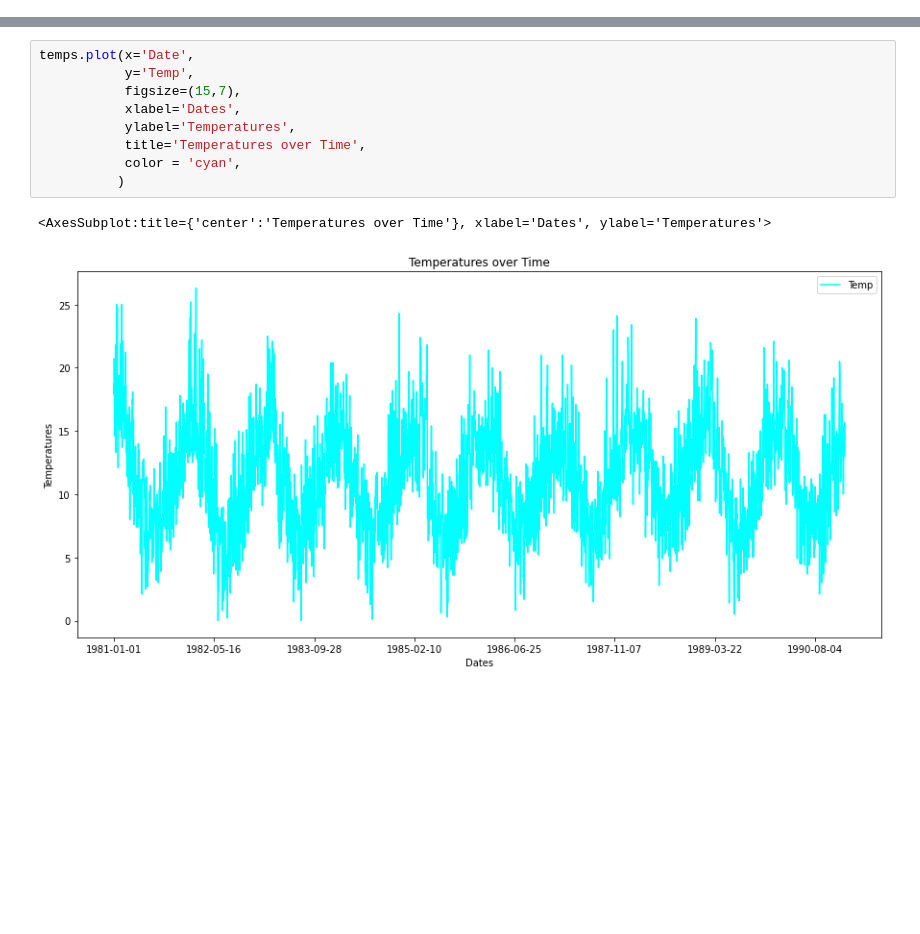
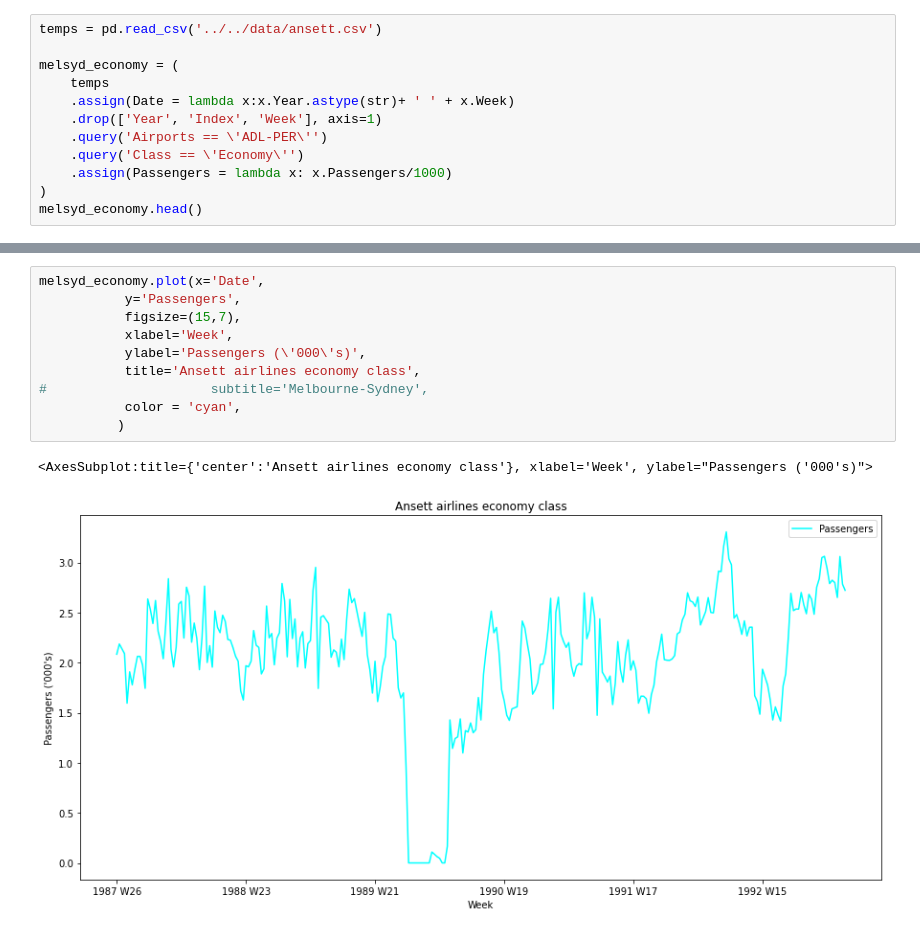
Before and after one commit to marknhenry/forecasting, a Jupyter notebook: exploration/py/01 - Data Viz.ipynb, the cells around one changed output, grey strips where cells are left out. Cells and saved outputs as stored; diff of their text form; blank space fills up the shorter version.

```diff
--- a/exploration/py/01 - Data Viz.ipynb
+++ b/exploration/py/01 - Data Viz.ipynb
@@ -17,0 +4,12 @@ pandas.core.frame.DataFrame
+# %%
+temps = pd.read_csv('../../data/ansett.csv')
+
+melsyd_economy = (
+    temps
+    .assign(Date = lambda x:x.Year.astype(str)+ ' ' + x.Week)
+    .drop(['Year', 'Index', 'Week'], axis=1)
+    .query('Airports == \'ADL-PER\'')
+    .query('Class == \'Economy\'')
+    .assign(Passengers = lambda x: x.Passengers/1000)
+)
+melsyd_economy.head()
@@ -18,12 +23,13 @@ pandas.core.frame.DataFrame
 # %%
-temps.plot(x='Date',
-           y='Temp',
+melsyd_economy.plot(x='Date',
+           y='Passengers',
            figsize=(15,7),
-           xlabel='Dates',
-           ylabel='Temperatures',
-           title='Temperatures over Time',
+           xlabel='Week',
+           ylabel='Passengers (\'000\'s)',
+           title='Ansett airlines economy class',
+#                     subtitle='Melbourne-Sydney',
            color = 'cyan',
           )
 # %% [output]
-<AxesSubplot:title={'center':'Temperatures over Time'}, xlabel='Dates', ylabel='Temperatures'>
+<AxesSubplot:title={'center':'Ansett airlines economy class'}, xlabel='Week', ylabel="Passengers ('000's)">
-[figure, old version]
+[figure, new version]
```
Also changed, not shown: parts of 9 cells of this notebook, 2 other files.
